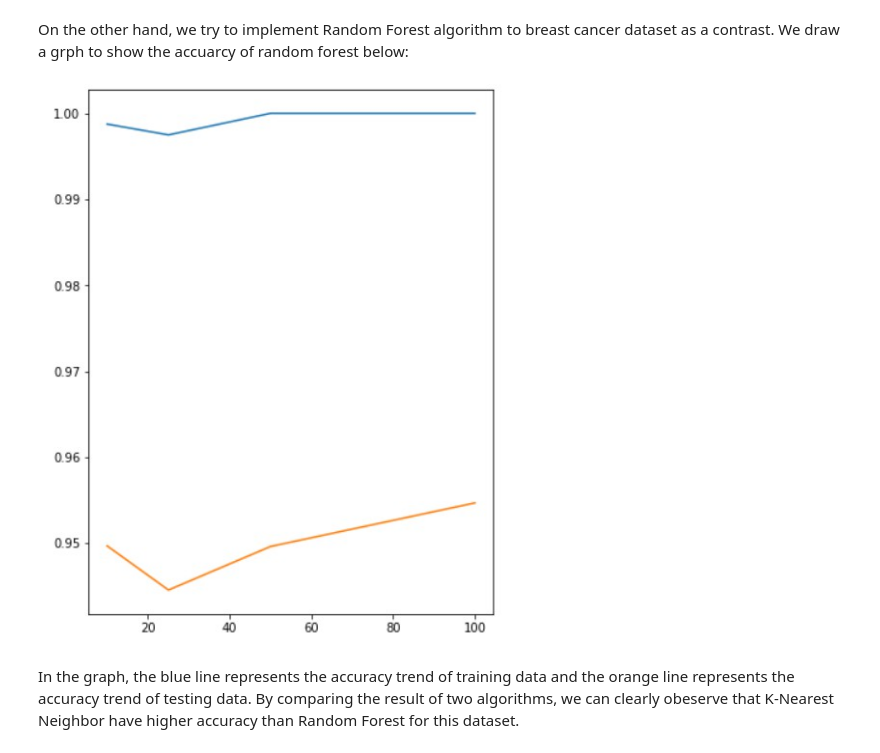
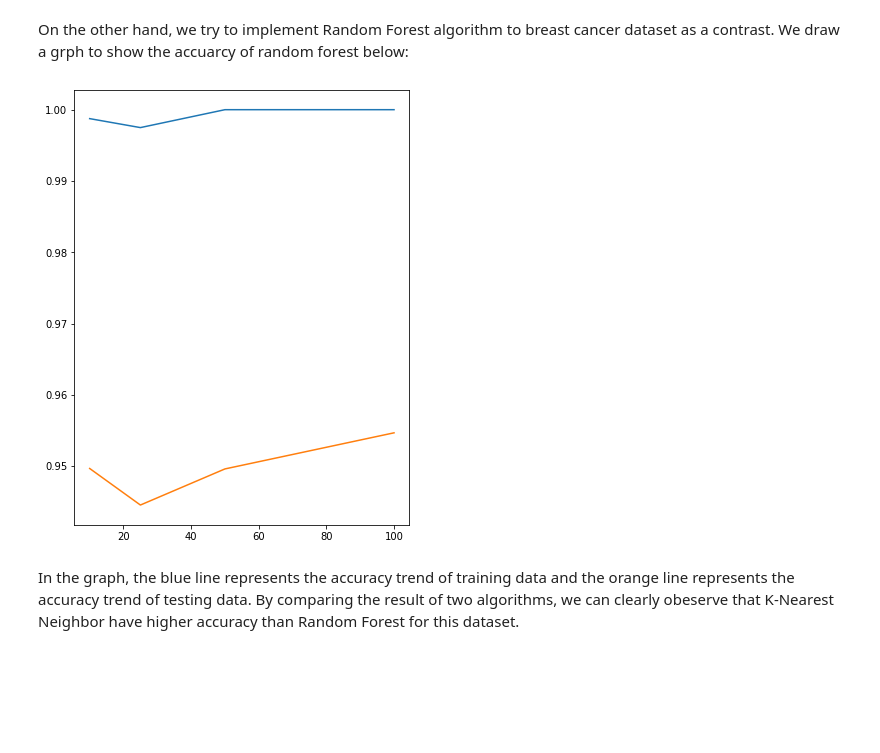
Before and after one commit to HaozheTong/UTS_ML_2019_SID13019841_ASSIGNMENT_2, a Jupyter notebook: 31005 Assignment-2.ipynb, the cells around one changed output. Cells and saved outputs as stored; diff of their text form; code cells hidden in the pictures; blank space fills up the shorter version.

```diff
--- a/31005 Assignment-2.ipynb
+++ b/31005 Assignment-2.ipynb
@@ -329,8 +354,22 @@ As the graph shown, the higest accuracy reach when K is around 3.
 The entire dataset is separated into a training dataset and test dataset which occupied 70% and 30%. we tried to test this algorithm with k is 3 and get the accuracy of prediction. The accuracy is the highest within 70% as compared with other percentages like 67% and 33%, 80% and 20% or 75% and 25%.
 # %% [markdown]
 On the other hand, we try to implement Random Forest algorithm to breast cancer dataset as a contrast. We draw a grph to show the accuarcy of random forest below:
-# %% [markdown]
-![Random%20forest%20accuacy.jpg](attachment:Random%20forest%20accuacy.jpg)
+# %%
+from sklearn.ensemble import RandomForestClassifier
+rfc=RandomForestClassifier(n_jobs=-1,random_state=51)
+
+param_range=[10,25,50,100]
+curve=validation_curve(rfc,X_train,y_train,cv=5,param_name='n_estimators',
+    param_range=param_range,n_jobs=-1)
+
+train_score=[curve[0][i].mean() for i in range (0,len(param_range))]
+test_score=[curve[1][i].mean() for i in range (0,len(param_range))]
+fig=plt.figure(figsize=(6,8))
+plt.plot(param_range,train_score)
+plt.plot(param_range,test_score)
+plt.xticks=param_range
+# %% [output]
+[figure, added]
 # %% [markdown]
 In the graph, the blue line represents the accuracy trend of training data and the orange line represents the accuracy trend of testing data. By comparing the result of two algorithms, we can clearly obeserve that K-Nearest Neighbor have higher accuracy than Random Forest for this dataset.
 # %% [markdown]
```
Also changed, not shown: parts of 12 cells of this notebook.
